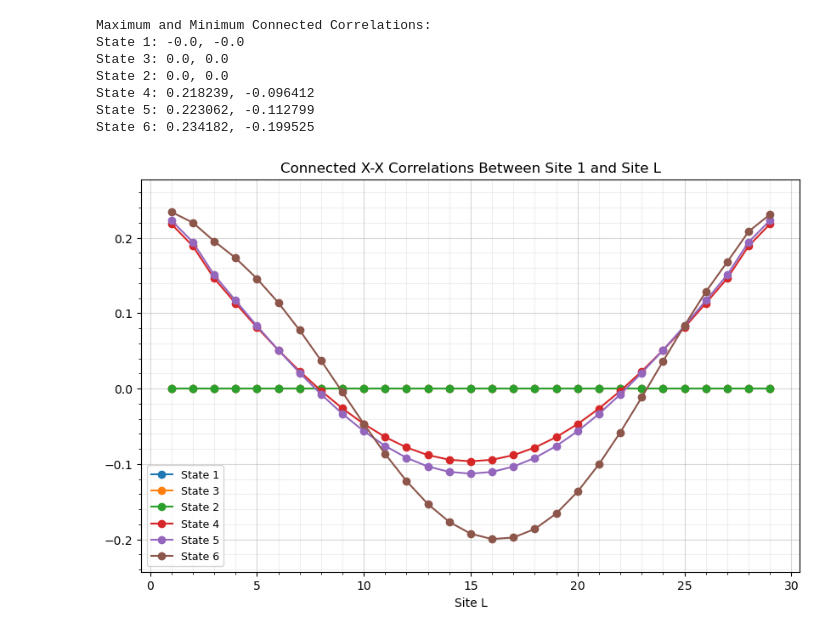
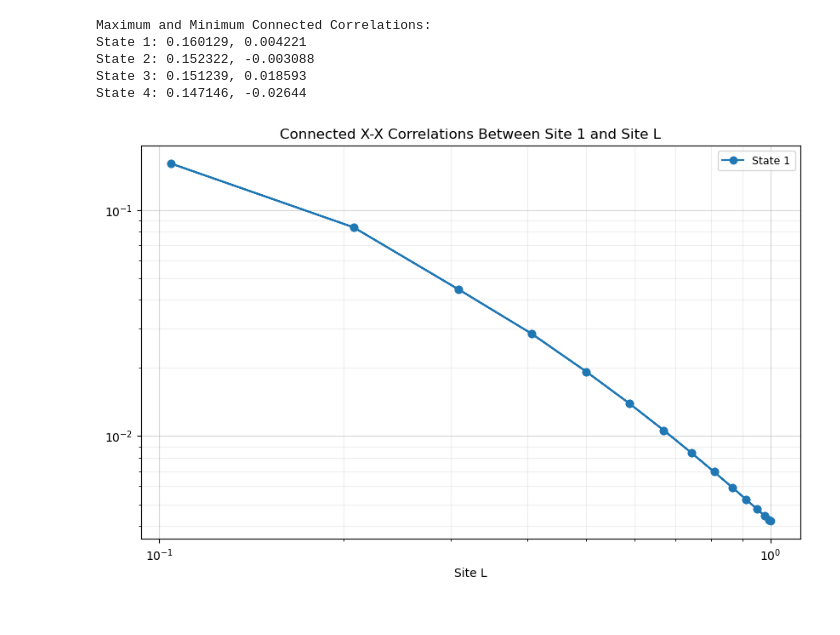
Before and after one commit to wholdhus/majorana_chain_dynamics, a Jupyter notebook: Majorana Chain Dynamics.ipynb, the cells around one changed output. Saved outputs shown, nothing was run; the diff lists cells and outputs as text; code cells hidden in the pictures.

```diff
--- a/Majorana Chain Dynamics.ipynb
+++ b/Majorana Chain Dynamics.ipynb
@@ -303,9 +307,15 @@ end
 # Plot the connected Z-Z correlations
 figure(figsize=(10, 6))
 
-for i in 1:R
+# for i in 1:R
+#     x[i] = collect(1:length(ZZCC[i]))
+#     plot(x[i], ZZCC[i], marker="o", linestyle="-", linewidth=1.5,
+#         label="State $(sorted_indices[i])")
+# end
+
+for i in 1:1
     x[i] = collect(1:length(ZZCC[i]))
-    plot(x[i], ZZCC[i], marker="o", linestyle="-", linewidth=1.5,
+    plot(sin.(x[i].*pi./L), ZZCC[i], marker="o", linestyle="-", linewidth=1.5,
         label="State $(sorted_indices[i])")
 end
 
@@ -319,8 +329,10 @@ minorticks_on()
 # Adjust graph
 ymax = max([maximum(ZZCC[i]) for i in 1:R]...)
 ymin = min([minimum(ZZCC[i]) for i in 1:R]...)
-y_zoom = 0.1 * (ymax - ymin)
-ylim(ymin - y_zoom, ymax + y_zoom)
+
+# Log-log scale
+xscale("log")
+yscale("log")
 
 # Print max and min values
 println("Maximum and Minimum Connected Correlations:")
@@ -363,41 +373,47 @@ for i in 1:R
     end
 
     XXCC[i] = ccorrs
 end
 
 # Plot the connected X-X correlations
 figure(figsize=(10, 6))
 
-for i in 1:R
+# for i in 1:R
+#     x[i] = collect(1:length(XXCC[i]))
+#     plot(x[i], XXCC[i], marker="o", linestyle="-", linewidth=1.5,
+#         label="State $(sorted_indices[i])")
+# end
+
+for i in 1:1
     x[i] = collect(1:length(XXCC[i]))
-    plot(x[i], XXCC[i], marker="o", linestyle="-", linewidth=1.5,
+    plot(sin.(x[i].*pi./L), XXCC[i], marker="o", linestyle="-", linewidth=1.5,
         label="State $(sorted_indices[i])")
 end
 
 legend(fontsize=9)
 xlabel("Site L")
 title("Connected X-X Correlations Between Site 1 and Site L")
 grid(true, which="major", alpha=0.5)
 grid(true, which="minor", alpha=0.2)
 minorticks_on()
 
 # Adjust graph
 ymax = max([maximum(XXCC[i]) for i in 1:R]...)
 ymin = min([minimum(XXCC[i]) for i in 1:R]...)
-y_zoom = 0.1 * (ymax - ymin)
-ylim(ymin - y_zoom, ymax + y_zoom)
+
+# Log-log scale
+xscale("log")
+yscale("log")
 
 # Print max and min values
 println("Maximum and Minimum Connected Correlations:")
 for i in 1:R
     println("State $(sorted_indices[i]): $(round(maximum(XXCC[i]), digits=6)), $(round(minimum(XXCC[i]), digits=6))")
 end
 # %% [output]
 Maximum and Minimum Connected Correlations:
-State 1: -0.0, -0.0
-State 3: 0.0, 0.0
-State 2: 0.0, 0.0
-State 4: 0.218239, -0.096412
-State 5: 0.223062, -0.112799
-State 6: 0.234182, -0.199525
+State 1: 0.160129, 0.004221
+State 2: 0.152322, -0.003088
+State 3: 0.151239, 0.018593
+State 4: 0.147146, -0.02644
-[figure, old version]
+[figure, new version]
```
Also changed, not shown: parts of 4 cells of this notebook.
